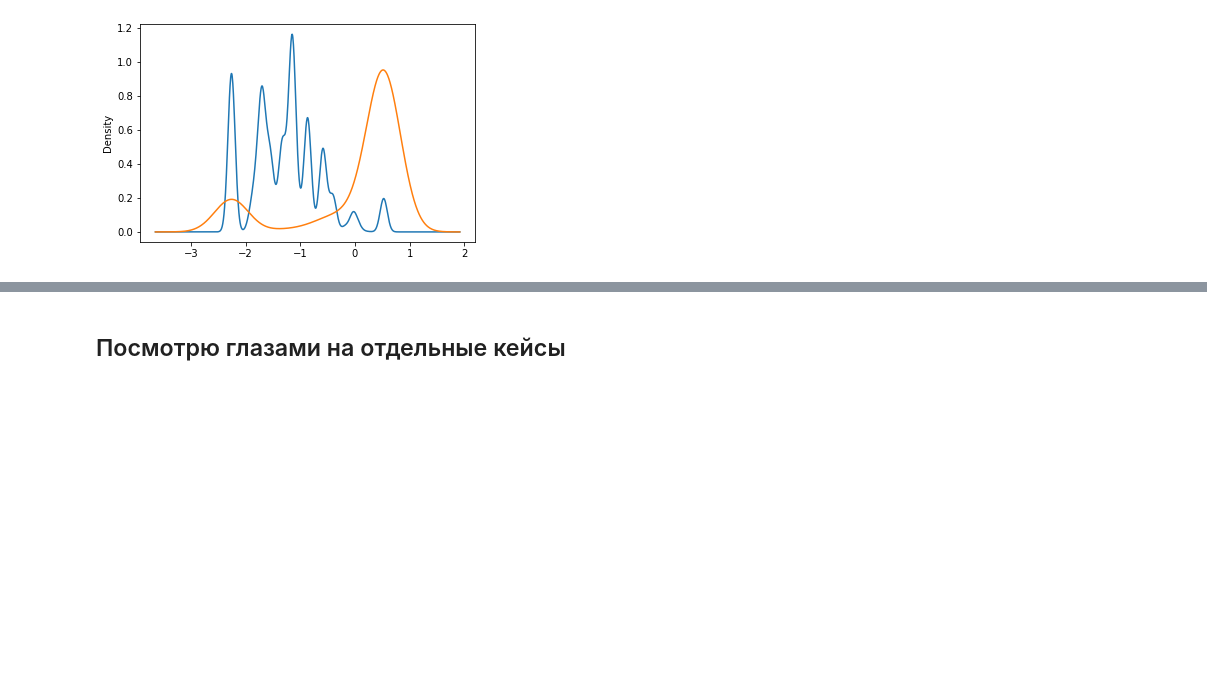
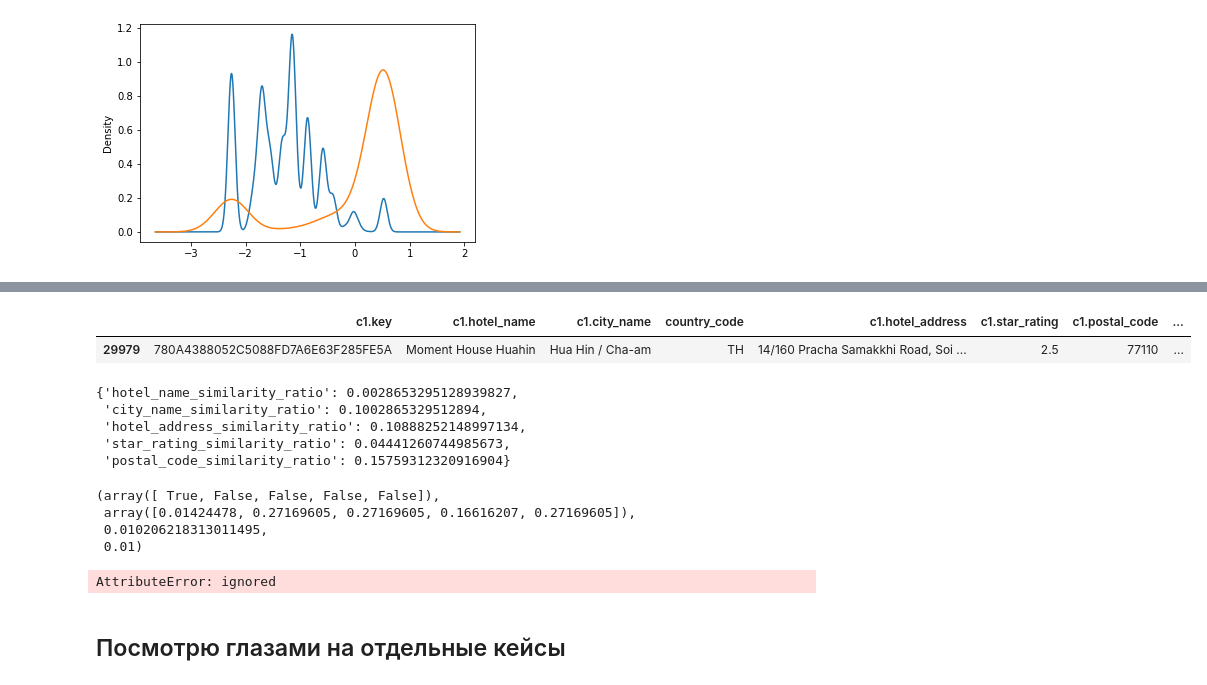
Before and after one commit to Falconwatch/cybersec_ht, a Jupyter notebook: Statistical_method.ipynb, the cells around one changed output, grey strips where cells are left out. Drawn from its saved outputs; the diff is of its cells as text; code cells hidden in the pictures; blank space fills up the shorter version.

```diff
--- a/Statistical_method.ipynb
+++ b/Statistical_method.ipynb
@@ -139,5 +139,8 @@ eval_one_pair(good_example)
 # Посмотрим распределение отклонений
 # %%
 examples_dist = pd.DataFrame(list(examples.apply(eval_one_pair, axis=1).values))
+examples_dist = pd.concat([examples[ids],examples_dist], axis=1)
+data_dist = pd.DataFrame(list(data.apply(eval_one_pair, axis=1).values))
+data_dist = pd.concat([data[ids],data_dist], axis=1)
 #examples_dist.head()
-examples_dist.plot(kind='kde', figsize=[15,10])
+#examples_dist.plot(kind='kde', figsize=[15,10])
@@ -209,0 +187,3 @@ examples_dist["postal_code_similarity_ratio"].quantile(0.5)
+# %%
+one_row = all_data_dist.sample(1).iloc[0]
+one_row
@@ -210,3 +200,32 @@ examples_dist["postal_code_similarity_ratio"].quantile(0.5)
+# %%
+data.loc[(data["c1.key"]==one_row["c1.key"]) &
+         (data["c2.key"]==one_row["c2.key"])]
+# %% [output]
+|  | c1.key | c1.hotel_name | c1.city_name | country_code | c1.hotel_address | c1.star_rating | c1.postal_code | ... |
+| 29979 | 780A4388052C5088FD7A6E63F285FE5A | Moment House Huahin | Hua Hin / Cha-am | TH | 14/160 Pracha Samakkhi Road, Soi ... | 2.5 | 77110 | ... |
+# %%
+percentiles_for_feature=dict()
+for f in one_row.index:
+  if "_ratio" in f:
+    percentiles_for_feature[f] = stats.percentileofscore(examples_dist[f], one_row[f])/100
+percentiles_for_feature
+# %% [output]
+{'hotel_name_similarity_ratio': 0.0028653295128939827,
+ 'city_name_similarity_ratio': 0.1002865329512894,
+ 'hotel_address_similarity_ratio': 0.10888252148997134,
+ 'star_rating_similarity_ratio': 0.04441260744985673,
+ 'postal_code_similarity_ratio': 0.15759312320916904}
+# %%
+multipletests(list(percentiles_for_feature.values()), 0.05)
+# %% [output]
+(array([ True, False, False, False, False]),
+ array([0.01424478, 0.27169605, 0.27169605, 0.16616207, 0.27169605]),
+ 0.010206218313011495,
+ 0.01)
+# %%
+examples_dist["hotel_name_similarity_ratio"].percentile()
+# %% [output]
+AttributeError: ignored
 # %%
 all_data_dist
 # %%
```
Also changed, not shown: parts of 10 cells of this notebook.
